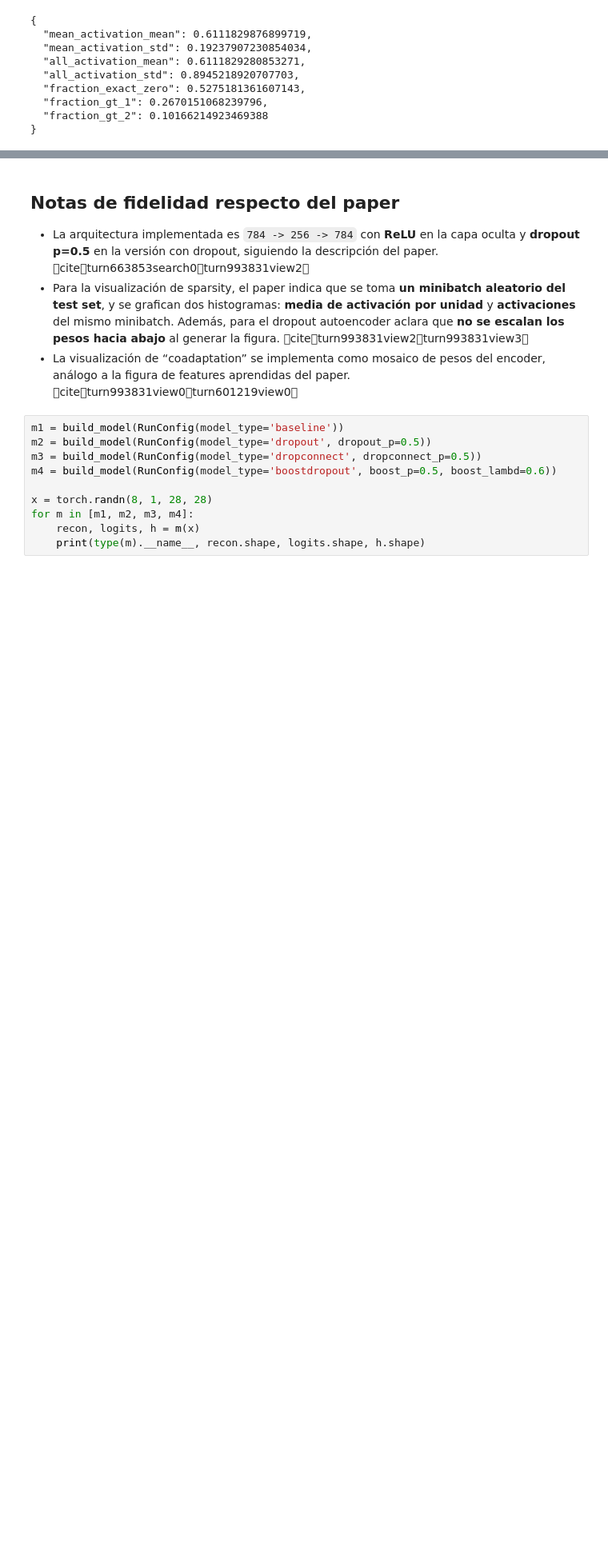
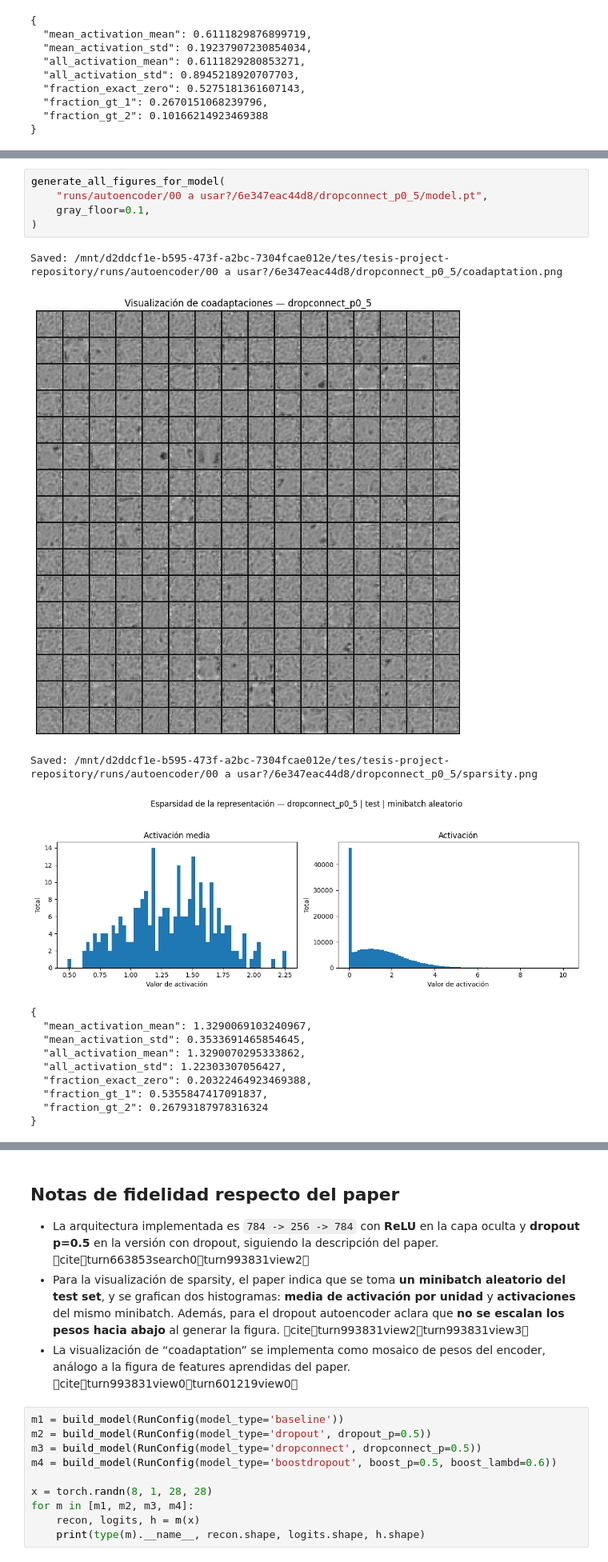
Before and after one commit to joacogamalerio/tesis-project-repository, a Jupyter notebook: dropout_mnist_autoencoder_repro.ipynb, the cells around one changed output, grey strips where cells are left out. Shown at 80% size. Saved outputs shown, nothing was run; the diff lists cells and outputs as text; blank space fills up the shorter version.

```diff
--- a/dropout_mnist_autoencoder_repro.ipynb
+++ b/dropout_mnist_autoencoder_repro.ipynb
@@ -1135,0 +1155,19 @@ Saved: /mnt/d2ddcf1e-b595-473f-a2bc-7304fcae012e/tes/tesis-project-repository/ru
+# %%
+generate_all_figures_for_model(
+    "runs/autoencoder/00 a usar?/6e347eac44d8/dropconnect_p0_5/model.pt",
+    gray_floor=0.1,
+)
+# %% [output]
+Saved: /mnt/d2ddcf1e-b595-473f-a2bc-7304fcae012e/tes/tesis-project-repository/runs/autoencoder/00 a usar?/6e347eac44d8/dropconnect_p0_5/coadaptation.png
+[figure, added]
+Saved: /mnt/d2ddcf1e-b595-473f-a2bc-7304fcae012e/tes/tesis-project-repository/runs/autoencoder/00 a usar?/6e347eac44d8/dropconnect_p0_5/sparsity.png
+[figure, added]
+{
+  "mean_activation_mean": 1.3290069103240967,
+  "mean_activation_std": 0.3533691465854645,
+  "all_activation_mean": 1.3290070295333862,
+  "all_activation_std": 1.22303307056427,
+  "fraction_exact_zero": 0.20322464923469388,
+  "fraction_gt_1": 0.5355847417091837,
+  "fraction_gt_2": 0.26793187978316324
+}
```
Also changed, not shown: parts of 4 cells of this notebook.
